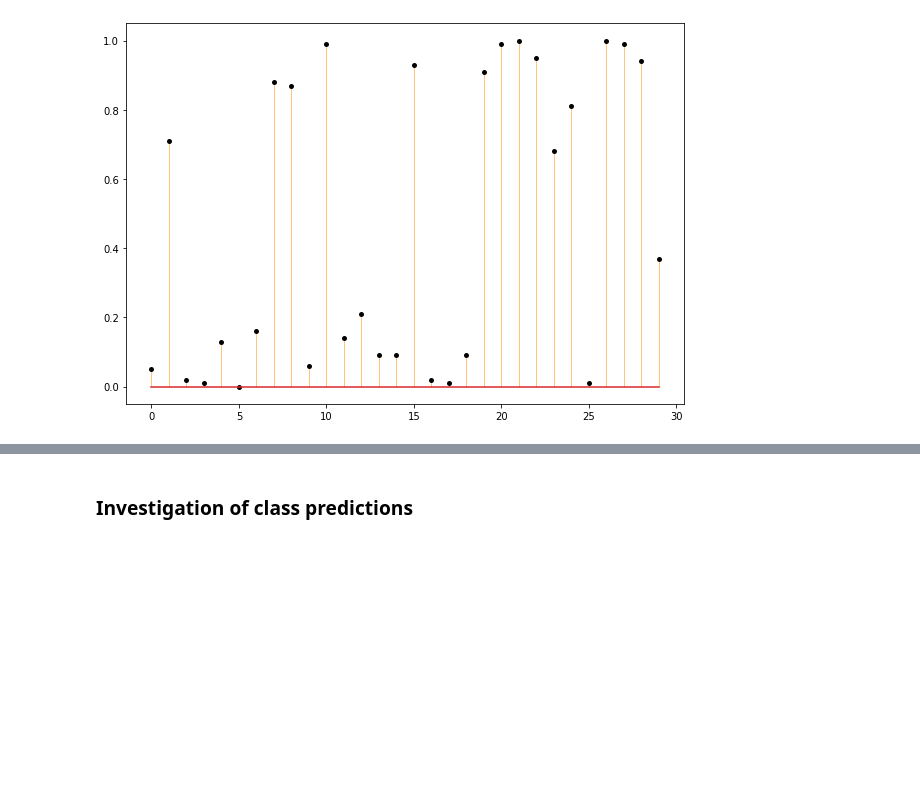
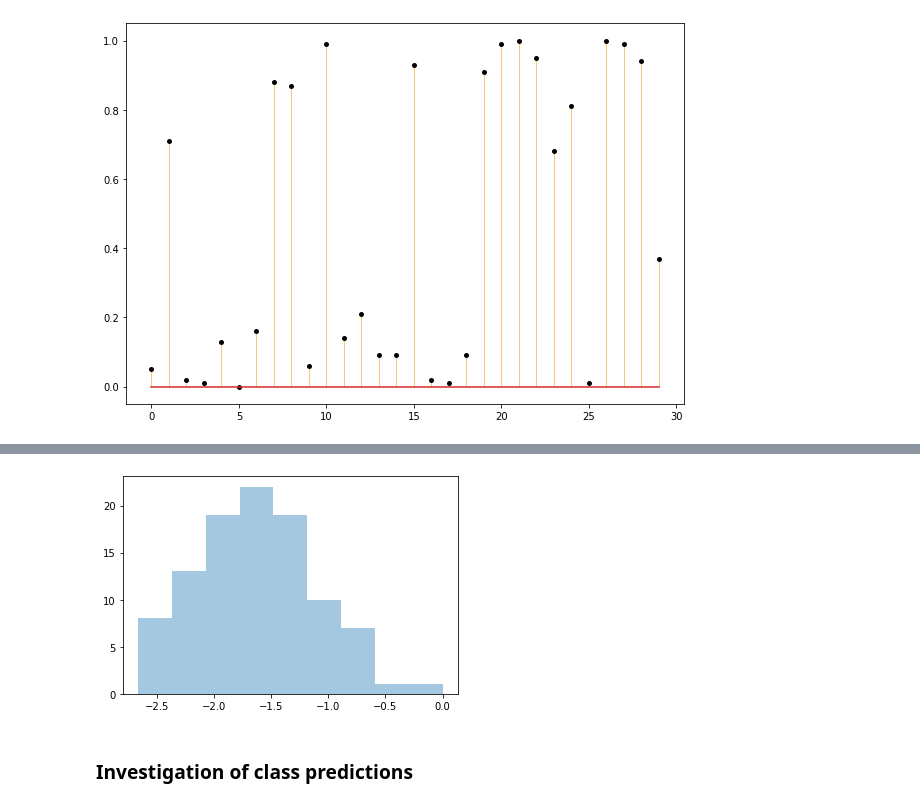
Before and after one commit to NMBU-Data-Science/RENT, a Jupyter notebook: src/RENT/Classification_example.ipynb, the cells around one changed output, grey strips where cells are left out. Drawn from its saved outputs; the diff is of its cells as text; code cells hidden in the pictures; blank space fills up the shorter version.

```diff
--- a/src/RENT/Classification_example.ipynb
+++ b/src/RENT/Classification_example.ipynb
@@ -266,6 +327,13 @@ analysis.get_weight_distributions()
 | 97 | 0.000000 | -0.985692 | 0.000000 | 0.000000 | 0.000000 | 0.0 | -0.065870 | -0.330590 | -0.839071 | 0.000000 | -0.517680 | ... |
 | 98 | 0.000000 | -0.323903 | 0.000000 | 0.000000 | 0.000000 | 0.0 | 0.000000 | -0.690473 | -0.207080 | 0.000000 | -2.445855 | ... |
 | 99 | 0.000000 | -0.281076 | 0.000000 | 0.000000 | 0.000000 | 0.0 | 0.000000 | -1.023830 | -0.414052 | 0.000000 | -2.804256 | ... |
+# %%
+weight_dist = analysis.get_weight_distributions()
+# %%
+import seaborn as sns
+ax = sns.distplot(weight_dist.values[:, 27], kde=False)
+# %% [output]
+[figure, added]
 # %% [markdown]
 ### Investigation of class predictions
 # %% [markdown]
```
Also changed, not shown: parts of 35 cells of this notebook.
